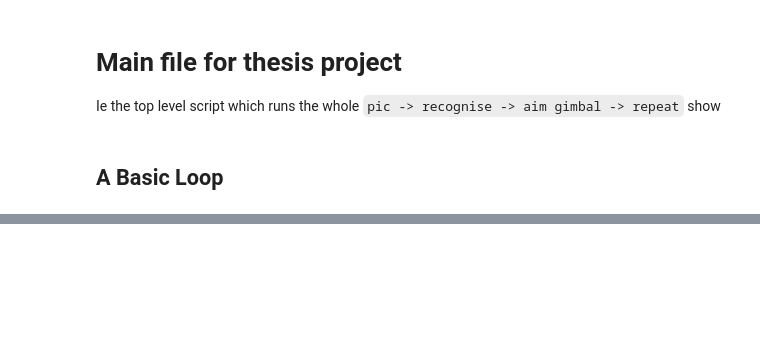
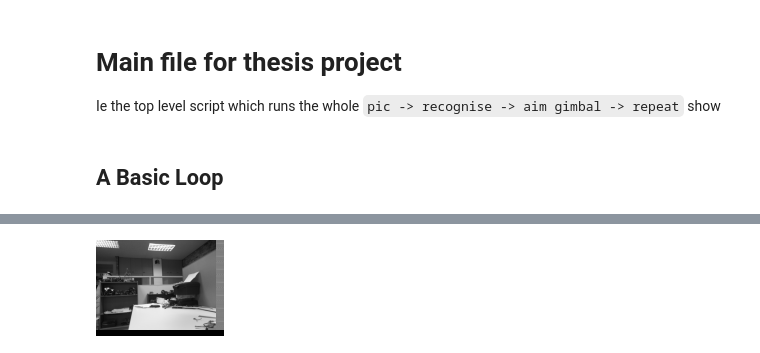
Before and after one commit to alknemeyer/EEE4022S-Thesis-Project, a Jupyter notebook: Final code/main.ipynb, the cells around one changed output, grey strips where cells are left out. Saved outputs shown, nothing was run; the diff lists cells and outputs as text; code cells hidden in the pictures; blank space fills up the shorter version.

```diff
--- a/Final code/main.ipynb
+++ b/Final code/main.ipynb
@@ -171,0 +232,21 @@ plot_util(plt)
+# %%
+import time
+import picamera
+import numpy as np
+import PIL.Image
+
+with picamera.PiCamera(
+         sensor_mode=4,
+         resolution='120x90',
+         framerate=40) as camera:
+    time.sleep(2) # let the camera warm up and set gain/white balance
+    y_data = np.empty((96, 128), dtype=np.uint8)
+    try:
+        t = time.time()
+        camera.capture(y_data, 'yuv')
+        print(time.time() - t)
+    except IOError:
+        pass
+    im = y_data
+PIL.Image.fromarray(im)
+# %% [output]
@@ -171,0 +255 @@ plot_util(plt)
+[figure, added]
```
Also changed, not shown: parts of 14 cells of this notebook, 1 other file.
